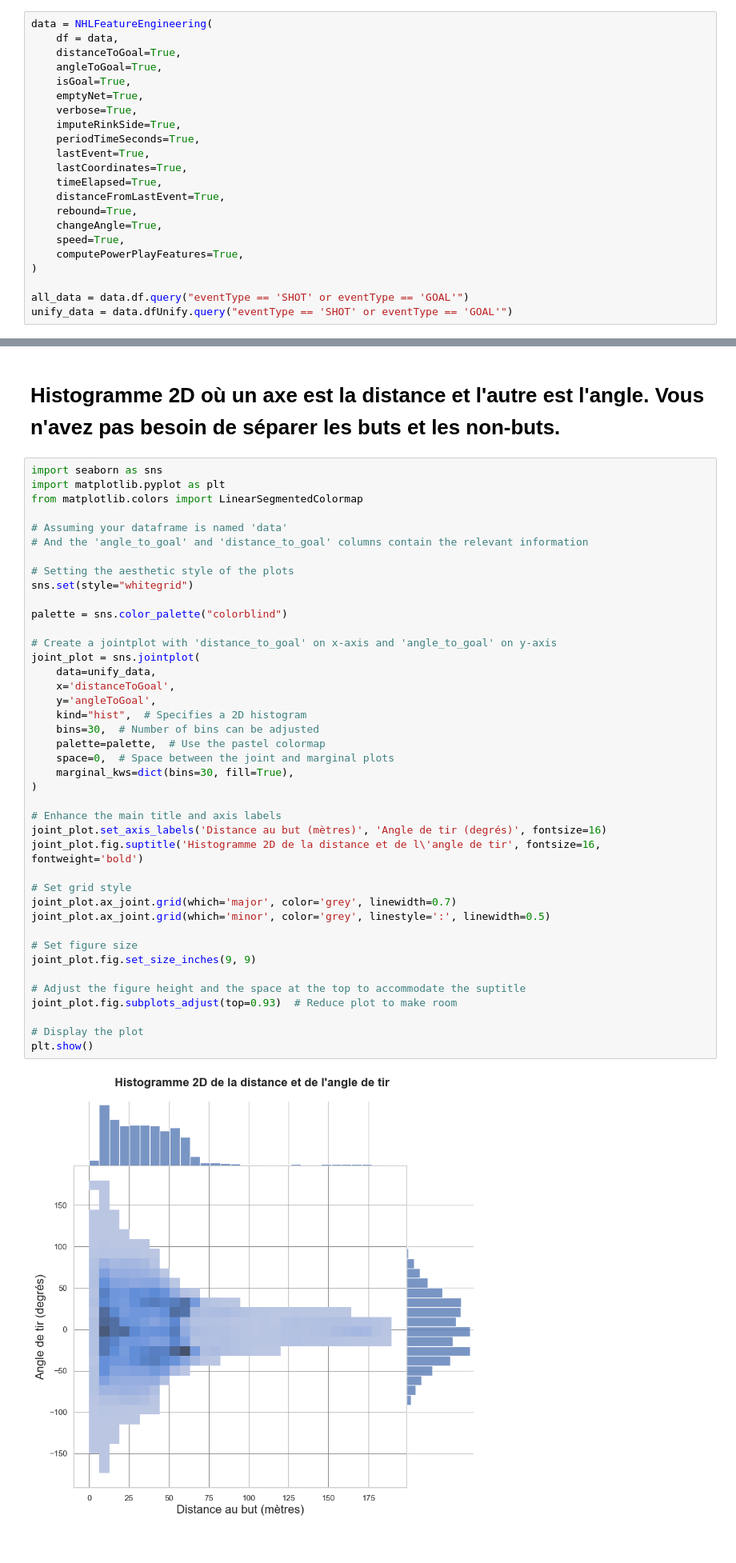
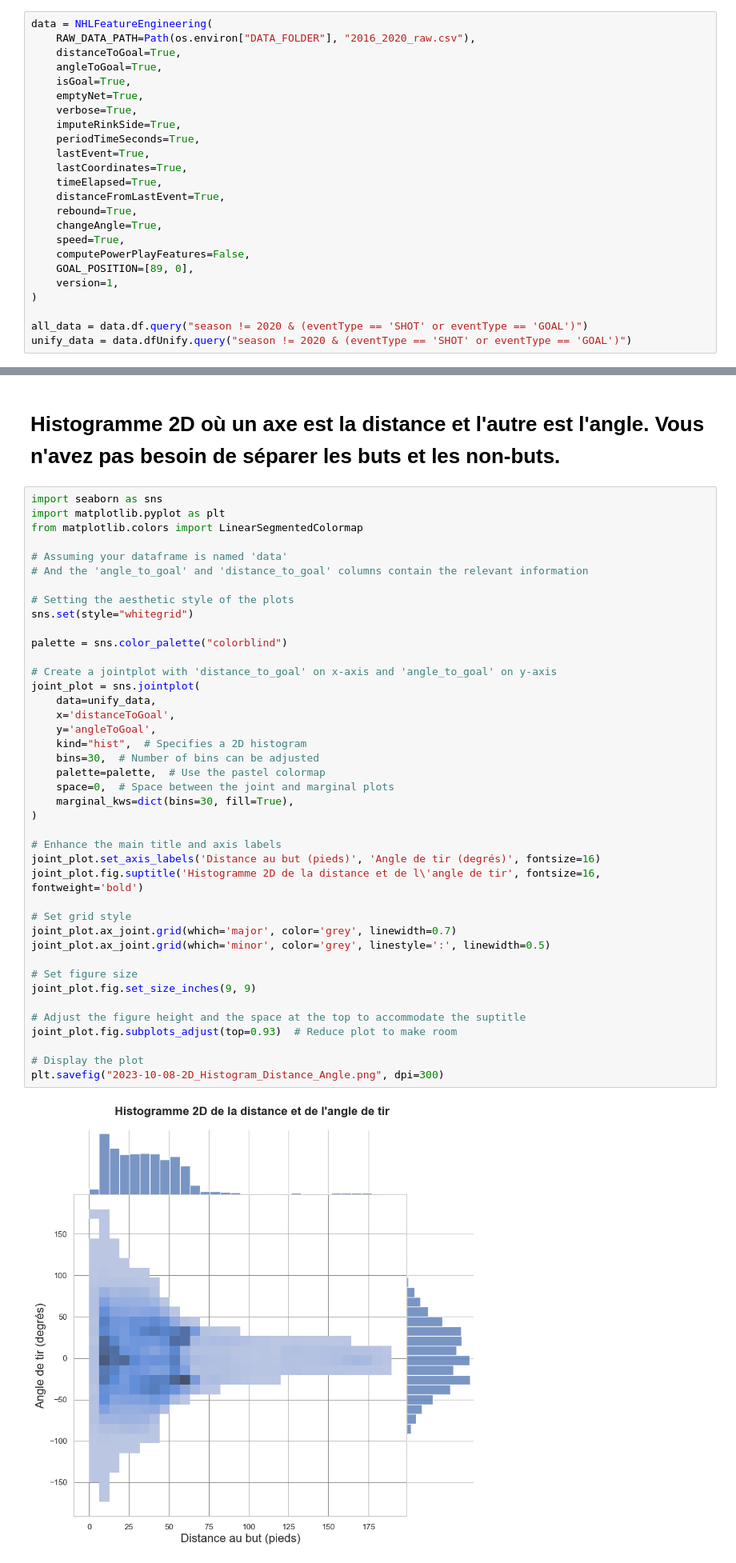
Before and after one commit to AlexMaggioni/NHL_Project, a Jupyter notebook: Milestone2/feature_engineering_1_plots.ipynb, the cells around one changed output, grey strips where cells are left out. Shown: that part at 80% size. Cells and saved outputs as stored; diff of their text form.

Commit message:
Updated plots

```diff
--- a/Milestone2/feature_engineering_1_plots.ipynb
+++ b/Milestone2/feature_engineering_1_plots.ipynb
@@ -25,6 +21,6 @@ data = pd.read_csv(Path(os.environ["DATA_FOLDER"], "2016_2020_raw.csv"))
 # %%
 data = NHLFeatureEngineering(
-    df = data,
+    RAW_DATA_PATH=Path(os.environ["DATA_FOLDER"], "2016_2020_raw.csv"),
     distanceToGoal=True,
     angleToGoal=True,
     isGoal=True,
@@ -39,9 +35,11 @@ data = NHLFeatureEngineering(
     rebound=True,
     changeAngle=True,
     speed=True,
-    computePowerPlayFeatures=True,
+    computePowerPlayFeatures=False,
+    GOAL_POSITION=[89, 0],
+    version=1,
 )
 
-all_data = data.df.query("eventType == 'SHOT' or eventType == 'GOAL'")
-unify_data = data.dfUnify.query("eventType == 'SHOT' or eventType == 'GOAL'")
+all_data = data.df.query("season != 2020 & (eventType == 'SHOT' or eventType == 'GOAL')")
+unify_data = data.dfUnify.query("season != 2020 & (eventType == 'SHOT' or eventType == 'GOAL')")
 # %% [output]
@@ -197,36 +195,36 @@ sns.set(style="whitegrid")
 
 palette = sns.color_palette("colorblind")
 
 # Create a jointplot with 'distance_to_goal' on x-axis and 'angle_to_goal' on y-axis
 joint_plot = sns.jointplot(
     data=unify_data,
     x='distanceToGoal',
     y='angleToGoal',
     kind="hist",  # Specifies a 2D histogram
     bins=30,  # Number of bins can be adjusted
     palette=palette,  # Use the pastel colormap
     space=0,  # Space between the joint and marginal plots
     marginal_kws=dict(bins=30, fill=True),
 )
 
 # Enhance the main title and axis labels
-joint_plot.set_axis_labels('Distance au but (mètres)', 'Angle de tir (degrés)', fontsize=16)
+joint_plot.set_axis_labels('Distance au but (pieds)', 'Angle de tir (degrés)', fontsize=16)
 joint_plot.fig.suptitle('Histogramme 2D de la distance et de l\'angle de tir', fontsize=16, fontweight='bold')
 
 # Set grid style
 joint_plot.ax_joint.grid(which='major', color='grey', linewidth=0.7)
 joint_plot.ax_joint.grid(which='minor', color='grey', linestyle=':', linewidth=0.5)
 
 # Set figure size
 joint_plot.fig.set_size_inches(9, 9)
 
 # Adjust the figure height and the space at the top to accommodate the suptitle
 joint_plot.fig.subplots_adjust(top=0.93)  # Reduce plot to make room
 
 # Display the plot
-plt.show()
+plt.savefig("2023-10-08-2D_Histogram_Distance_Angle.png", dpi=300)
 # %% [output]
-[figure, old version]
+[figure, new version]
 # %% [markdown]
 # Taux de but par rapport à la distance et à l'angle du tir
 # %%
```
Also changed, not shown: parts of 21 cells of this notebook.
